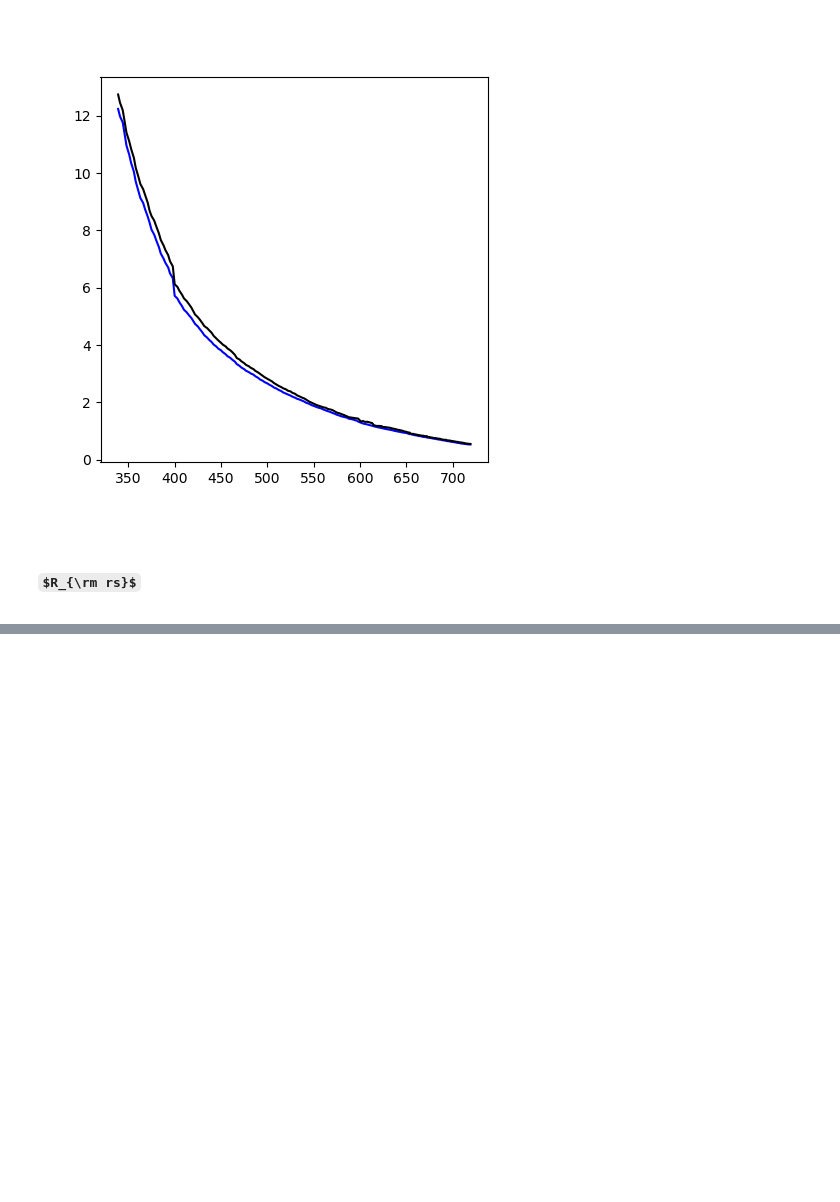
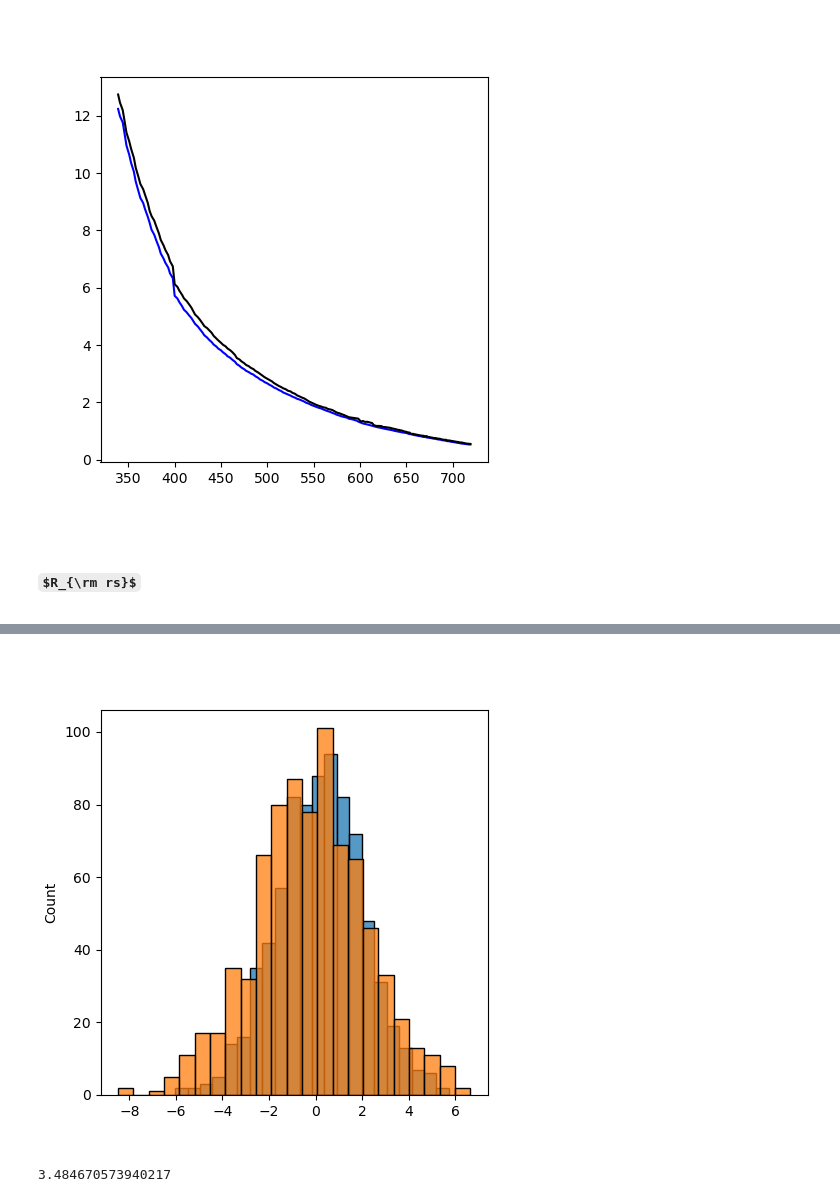
Before and after one commit to AI-for-Ocean-Science/ihop, a Jupyter notebook: papers/I/Analysis/Explore_PACE_noise.ipynb, the cells around one changed output, grey strips where cells are left out. Saved outputs shown, nothing was run; the diff lists cells and outputs as text; code cells hidden in the pictures; some formulas as TeX source; blank space fills up the shorter version.

```diff
--- a/papers/I/Analysis/Explore_PACE_noise.ipynb
+++ b/papers/I/Analysis/Explore_PACE_noise.ipynb
@@ -136,0 +139,3 @@ plt.show()
+# %%
+cov = np.array([[6, -3], [-3, 3.5]])
+pts = np.random.multivariate_normal([0, 0], cov, size=800)
@@ -136,0 +146,15 @@ plt.show()
+# %%
+fig = plt.figure(figsize=(5,5))
+plt.clf()
+ax = plt.gca()
+
+sns.histplot(pts[:,1])
+sns.histplot(pts[:,0])
+
+plt.show()
+# %% [output]
+[figure, added]
+# %%
+np.std(pts[:,1])**2
+# %% [output]
+3.484670573940217
```
Also changed, not shown: parts of 3 cells of this notebook, 1 other file.
